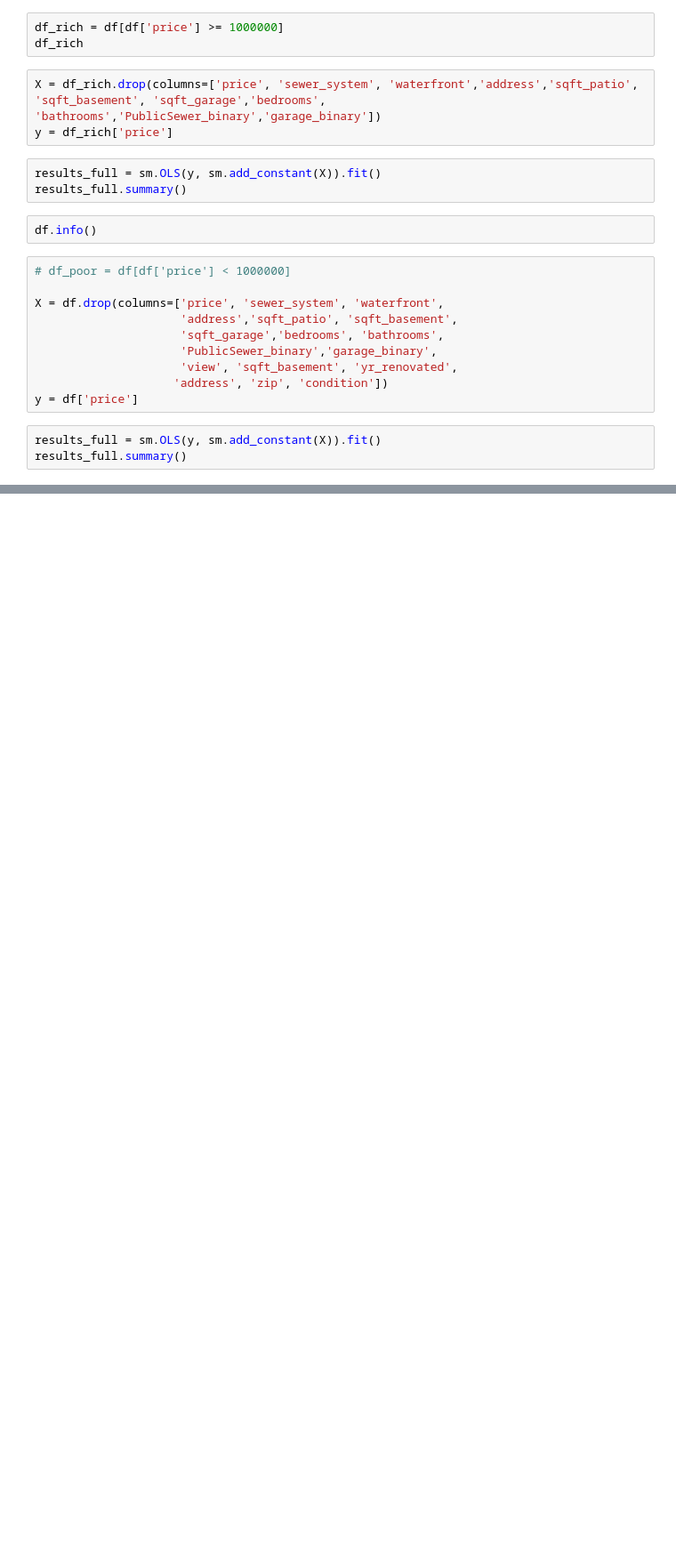
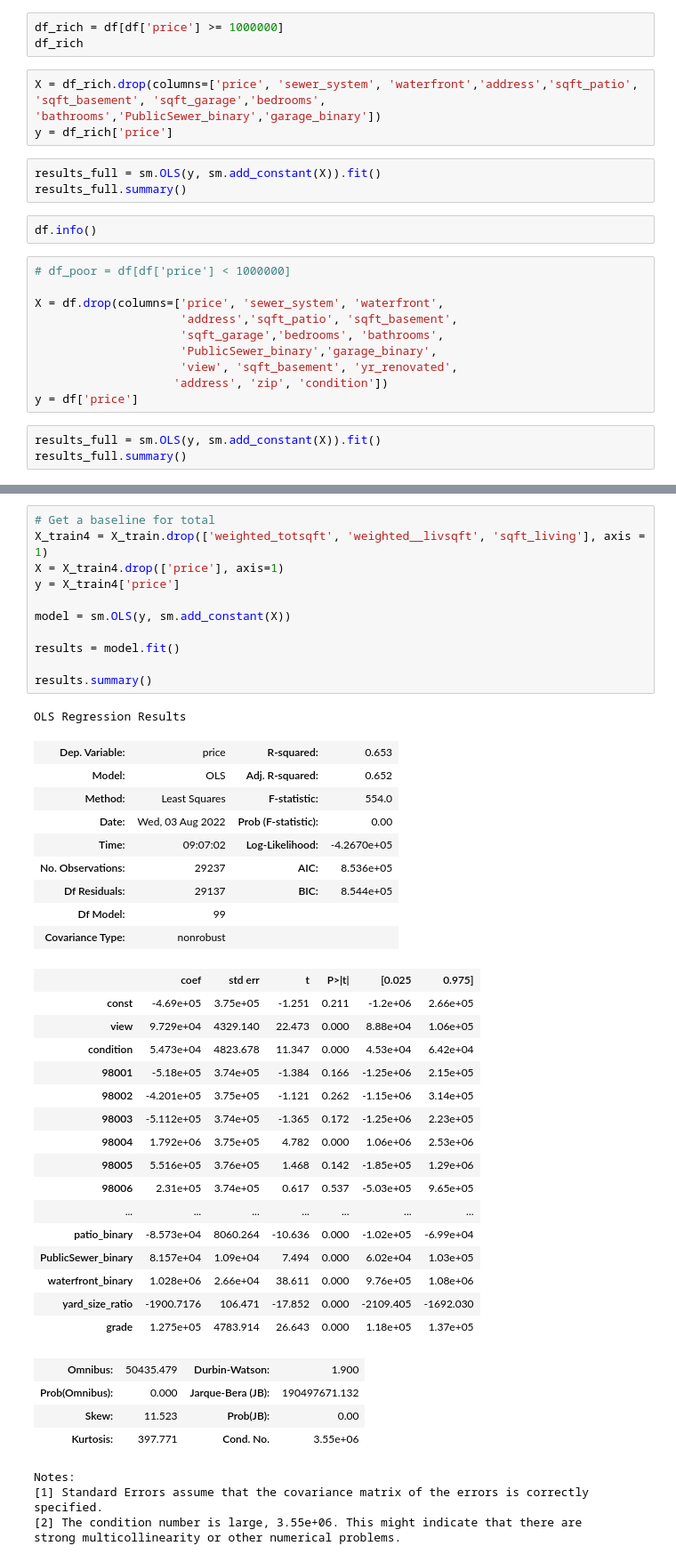
Before and after one commit to AliRampur/Phase-2-Group-Project, a Jupyter notebook: MitchA_EDA_Cleaning.ipynb, the cells around one changed output, grey strips where cells are left out. Shown at 89% size. Saved outputs shown, nothing was run; the diff lists cells and outputs as text; blank space fills up the shorter version.

```diff
--- a/MitchA_EDA_Cleaning.ipynb
+++ b/MitchA_EDA_Cleaning.ipynb
@@ -454,0 +1172,46 @@ results_full.summary()
+# %%
+# Get a baseline for total
+X_train4 = X_train.drop(['weighted_totsqft', 'weighted__livsqft', 'sqft_living'], axis = 1)
+X = X_train4.drop(['price'], axis=1)
+y = X_train4['price']
+
+model = sm.OLS(y, sm.add_constant(X))
+
+results = model.fit()
+
+results.summary()
+# %% [output]
+OLS Regression Results
+| Dep. Variable: | price | R-squared: | 0.653 |
+| Model: | OLS | Adj. R-squared: | 0.652 |
+| Method: | Least Squares | F-statistic: | 554.0 |
+| Date: | Wed, 03 Aug 2022 | Prob (F-statistic): | 0.00 |
+| Time: | 09:07:02 | Log-Likelihood: | -4.2670e+05 |
+| No. Observations: | 29237 | AIC: | 8.536e+05 |
+| Df Residuals: | 29137 | BIC: | 8.544e+05 |
+| Df Model: | 99 |  |  |
+| Covariance Type: | nonrobust |  |  |
+|  | coef | std err | t | P>|t| | [0.025 | 0.975] |
+| const | -4.69e+05 | 3.75e+05 | -1.251 | 0.211 | -1.2e+06 | 2.66e+05 |
+| view | 9.729e+04 | 4329.140 | 22.473 | 0.000 | 8.88e+04 | 1.06e+05 |
+| condition | 5.473e+04 | 4823.678 | 11.347 | 0.000 | 4.53e+04 | 6.42e+04 |
+| 98001 | -5.18e+05 | 3.74e+05 | -1.384 | 0.166 | -1.25e+06 | 2.15e+05 |
+| 98002 | -4.201e+05 | 3.75e+05 | -1.121 | 0.262 | -1.15e+06 | 3.14e+05 |
+| 98003 | -5.112e+05 | 3.74e+05 | -1.365 | 0.172 | -1.25e+06 | 2.23e+05 |
+| 98004 | 1.792e+06 | 3.75e+05 | 4.782 | 0.000 | 1.06e+06 | 2.53e+06 |
+| 98005 | 5.516e+05 | 3.76e+05 | 1.468 | 0.142 | -1.85e+05 | 1.29e+06 |
+| 98006 | 2.31e+05 | 3.74e+05 | 0.617 | 0.537 | -5.03e+05 | 9.65e+05 |
+| ... | ... | ... | ... | ... | ... | ... |
+| patio_binary | -8.573e+04 | 8060.264 | -10.636 | 0.000 | -1.02e+05 | -6.99e+04 |
+| PublicSewer_binary | 8.157e+04 | 1.09e+04 | 7.494 | 0.000 | 6.02e+04 | 1.03e+05 |
+| waterfront_binary | 1.028e+06 | 2.66e+04 | 38.611 | 0.000 | 9.76e+05 | 1.08e+06 |
+| yard_size_ratio | -1900.7176 | 106.471 | -17.852 | 0.000 | -2109.405 | -1692.030 |
+| grade | 1.275e+05 | 4783.914 | 26.643 | 0.000 | 1.18e+05 | 1.37e+05 |
+| Omnibus: | 50435.479 | Durbin-Watson: | 1.900 |
+| Prob(Omnibus): | 0.000 | Jarque-Bera (JB): | 190497671.132 |
+| Skew: | 11.523 | Prob(JB): | 0.00 |
+| Kurtosis: | 397.771 | Cond. No. | 3.55e+06 |
+Notes:
+[1] Standard Errors assume that the covariance matrix of the errors is correctly specified.
+[2] The condition number is large, 3.55e+06. This might indicate that there are
+strong multicollinearity or other numerical problems.
```
Also changed, not shown: parts of 18 cells of this notebook, 1 other file.
